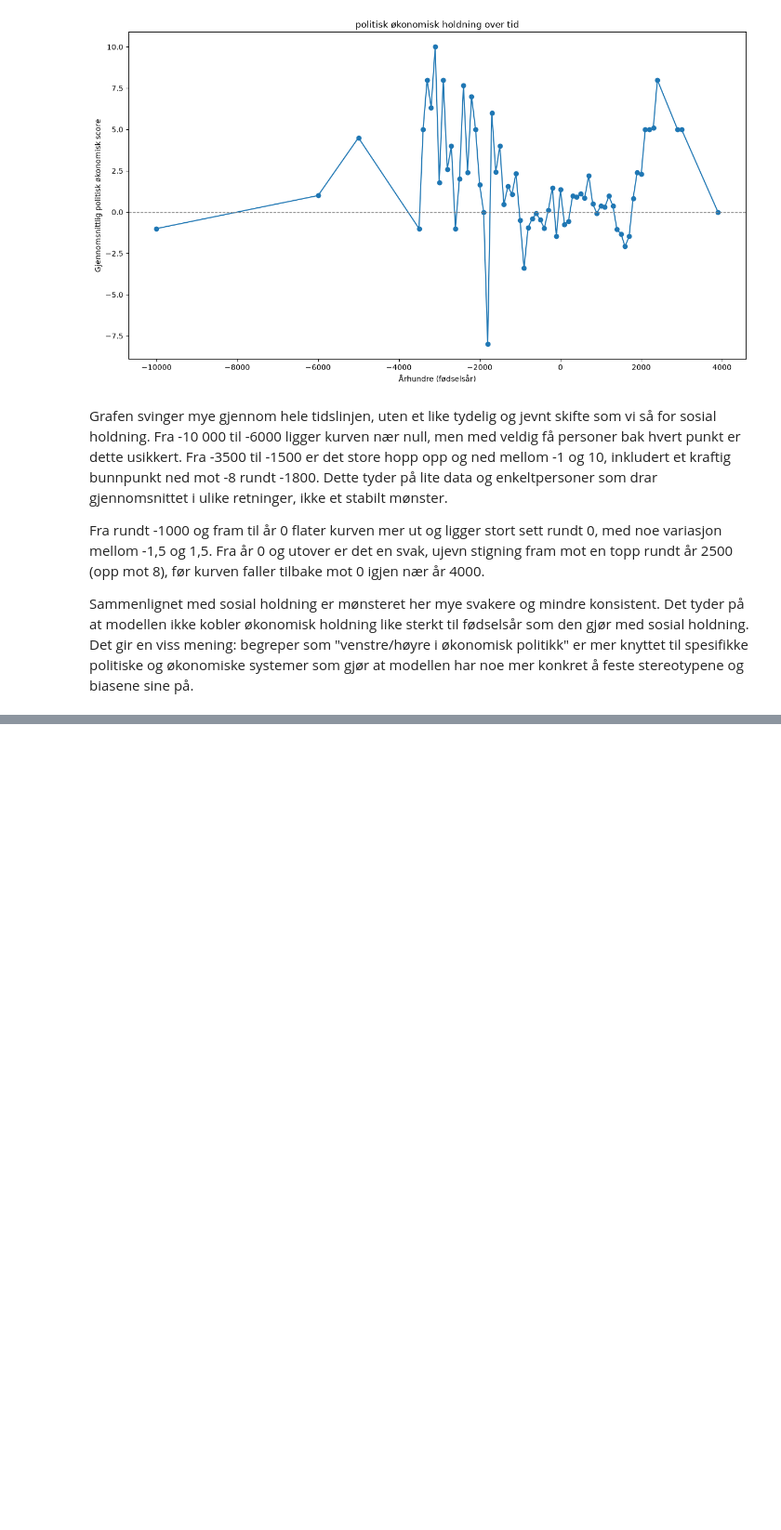
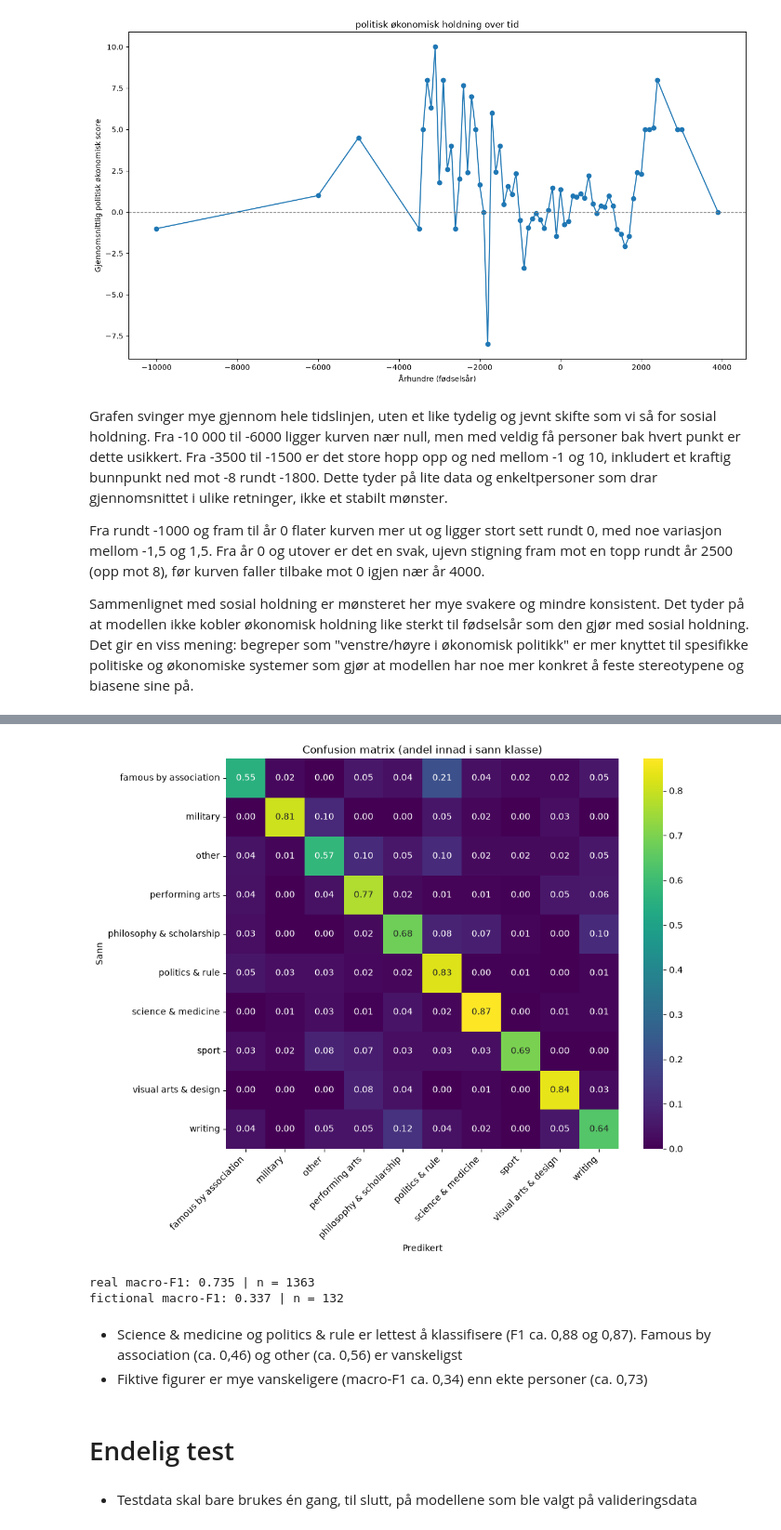
Before and after one commit to Petteroli/INF161-prosjekt, a Jupyter notebook: Prosjekt_inf161.ipynb, the cells around one changed output, grey strips where cells are left out. Shown at 93% size. Drawn from its saved outputs; the diff is of its cells as text; code cells hidden in the pictures; blank space fills up the shorter version.

```diff
--- a/Prosjekt_inf161.ipynb
+++ b/Prosjekt_inf161.ipynb
@@ -489,0 +817,8 @@ Sammenlignet med sosial holdning er mønsteret her mye svakere og mindre konsist
+# %%
+lr_uten = LogisticRegression(C=10, max_iter=2000, class_weight='balanced').fit(X_uten_tekst_train, y_train_cls)
+res_cls['LogReg (uten tekst)'] = mål_cls(y_val_cls, lr_uten.predict(X_uten_tekst_val))
+
+lr_med = LogisticRegression(C=1, max_iter=2000, class_weight='balanced').fit(X_med_tekst_train, y_train_cls)
+res_cls['LogReg (med tekst)'] = mål_cls(y_val_cls, lr_med.predict(X_med_tekst_val))
+
+pd.DataFrame(res_cls).T.round(3).sort_values('macro_F1', ascending=False)
@@ -489,0 +832,7 @@ Sammenlignet med sosial holdning er mønsteret her mye svakere og mindre konsist
+# %%
+hgb_cls = HistGradientBoostingClassifier(learning_rate=0.08, max_iter=200, class_weight='balanced',
+                                         early_stopping=True, random_state=seed)
+hgb_cls.fit(X_svd_train, y_train_cls)
+res_cls['HistGB (med tekst)'] = mål_cls(y_val_cls, hgb_cls.predict(X_svd_val))
+
+pd.DataFrame(res_cls).T.round(3).sort_values('macro_F1', ascending=False)
@@ -489,0 +853,3 @@ Sammenlignet med sosial holdning er mønsteret her mye svakere og mindre konsist
+# %%
+pred_cls = lr_med.predict(X_med_tekst_val)
+print(classification_report(y_val_cls, pred_cls, zero_division=0))
@@ -489,0 +873,27 @@ Sammenlignet med sosial holdning er mønsteret her mye svakere og mindre konsist
+# %%
+klasser = sorted(y_train_cls.unique())
+konfusjon = confusion_matrix(y_val_cls, pred_cls, labels=klasser, normalize='true')
+
+plt.figure(figsize=(10, 8))
+sns.heatmap(konfusjon, annot=True, fmt='.2f', cmap='viridis', xticklabels=klasser, yticklabels=klasser)
+plt.xlabel('Predikert')
+plt.ylabel('Sann')
+plt.title('Confusion matrix (andel innad i sann klasse)')
+plt.xticks(rotation=45, ha='right')
+plt.show()
+# %% [output]
+[figure, added]
+# %%
+for personer in ['real', 'fictional']:
+    maske = (val['type'] == personer).values
+    print(personer, 'macro-F1:', round(f1_score(y_val_cls[maske], pred_cls[maske], average='macro'), 3), '| n =', maske.sum())
+# %% [output]
+real macro-F1: 0.735 | n = 1363
+fictional macro-F1: 0.337 | n = 132
+# %% [markdown]
+- Science & medicine og politics & rule er lettest å klassifisere (F1 ca. 0,88 og 0,87). Famous by association (ca. 0,46) og other (ca. 0,56) er vanskeligst
+- Fiktive figurer er mye vanskeligere (macro-F1 ca. 0,34) enn ekte personer (ca. 0,73)
+# %% [markdown]
+# Endelig test
+# %% [markdown]
+- Testdata skal bare brukes én gang, til slutt, på modellene som ble valgt på valideringsdata
```
Also changed, not shown: parts of 55 cells of this notebook.
